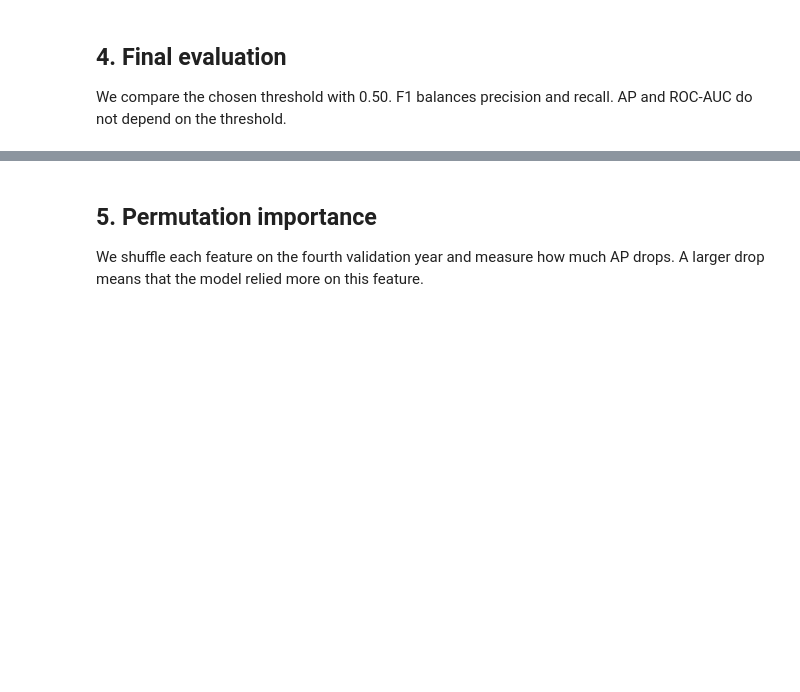
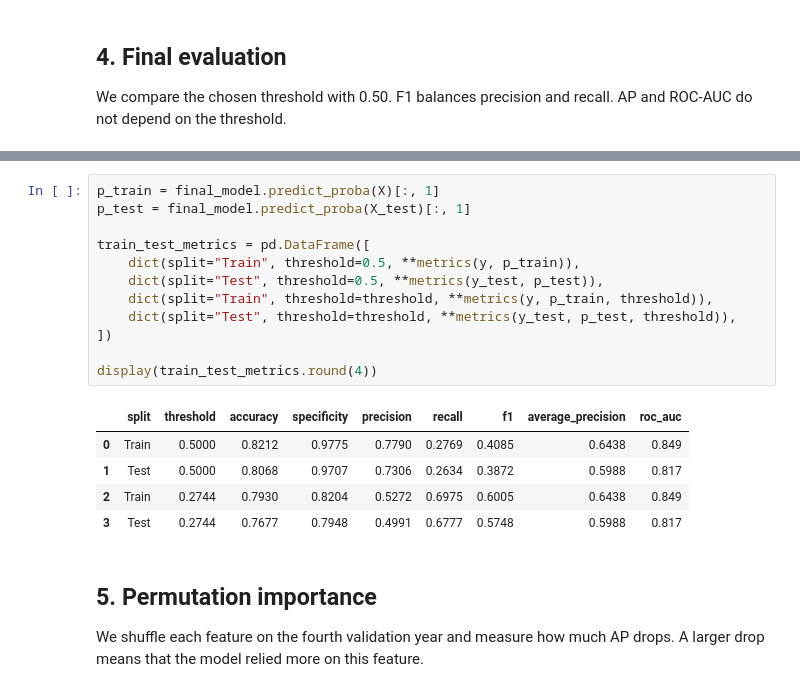
Before and after one commit to khorunzhaviktoriia/ml_mini_project, a Jupyter notebook: models/RandomForest_rain.ipynb, the cells around one changed output, grey strips where cells are left out. Cells and saved outputs as stored; diff of their text form; blank space fills up the shorter version.

Commit message:
Update RF metrics and overfitting analysis

```diff
--- a/models/RandomForest_rain.ipynb
+++ b/models/RandomForest_rain.ipynb
@@ -196,3 +211,21 @@ plt.show()
+# %%
+p_train = final_model.predict_proba(X)[:, 1]
+p_test = final_model.predict_proba(X_test)[:, 1]
+
+train_test_metrics = pd.DataFrame([
+    dict(split="Train", threshold=0.5, **metrics(y, p_train)),
+    dict(split="Test", threshold=0.5, **metrics(y_test, p_test)),
+    dict(split="Train", threshold=threshold, **metrics(y, p_train, threshold)),
+    dict(split="Test", threshold=threshold, **metrics(y_test, p_test, threshold)),
+])
+
+display(train_test_metrics.round(4))
+# %% [output]
+|  | split | threshold | accuracy | specificity | precision | recall | f1 | average_precision | roc_auc |
+| 0 | Train | 0.5000 | 0.8212 | 0.9775 | 0.7790 | 0.2769 | 0.4085 | 0.6438 | 0.849 |
+| 1 | Test | 0.5000 | 0.8068 | 0.9707 | 0.7306 | 0.2634 | 0.3872 | 0.5988 | 0.817 |
+| 2 | Train | 0.2744 | 0.7930 | 0.8204 | 0.5272 | 0.6975 | 0.6005 | 0.6438 | 0.849 |
+| 3 | Test | 0.2744 | 0.7677 | 0.7948 | 0.4991 | 0.6777 | 0.5748 | 0.5988 | 0.817 |
 # %% [markdown]
 ## 5. Permutation importance
 
```
Also changed, not shown: parts of 8 cells of this notebook.
